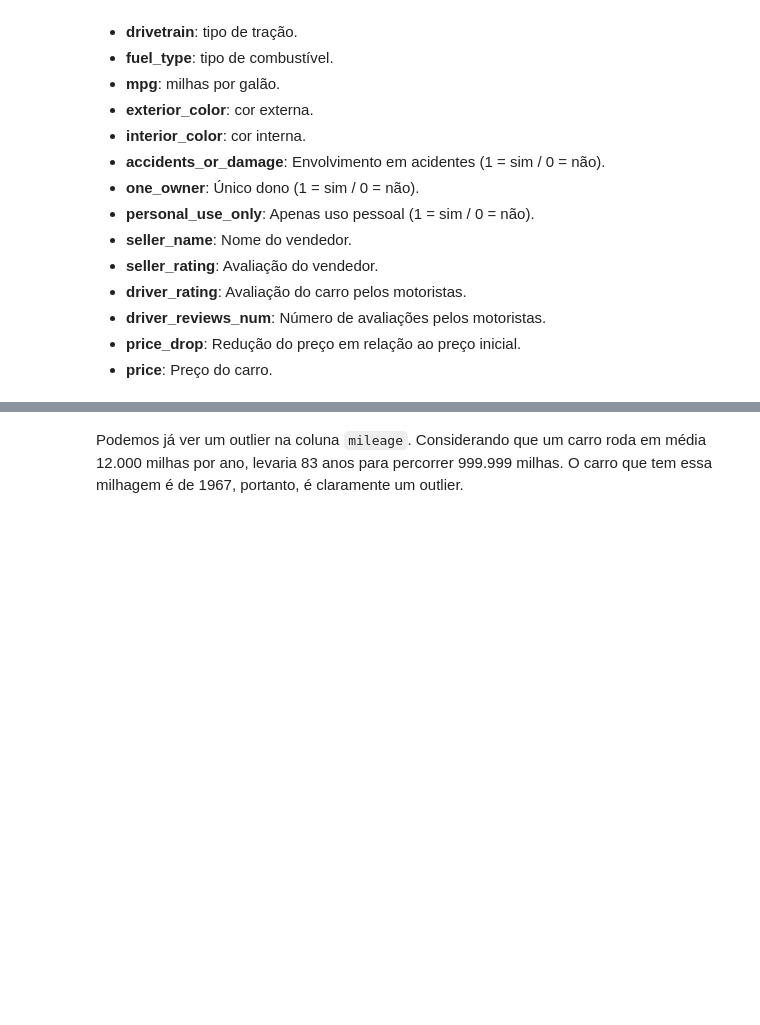
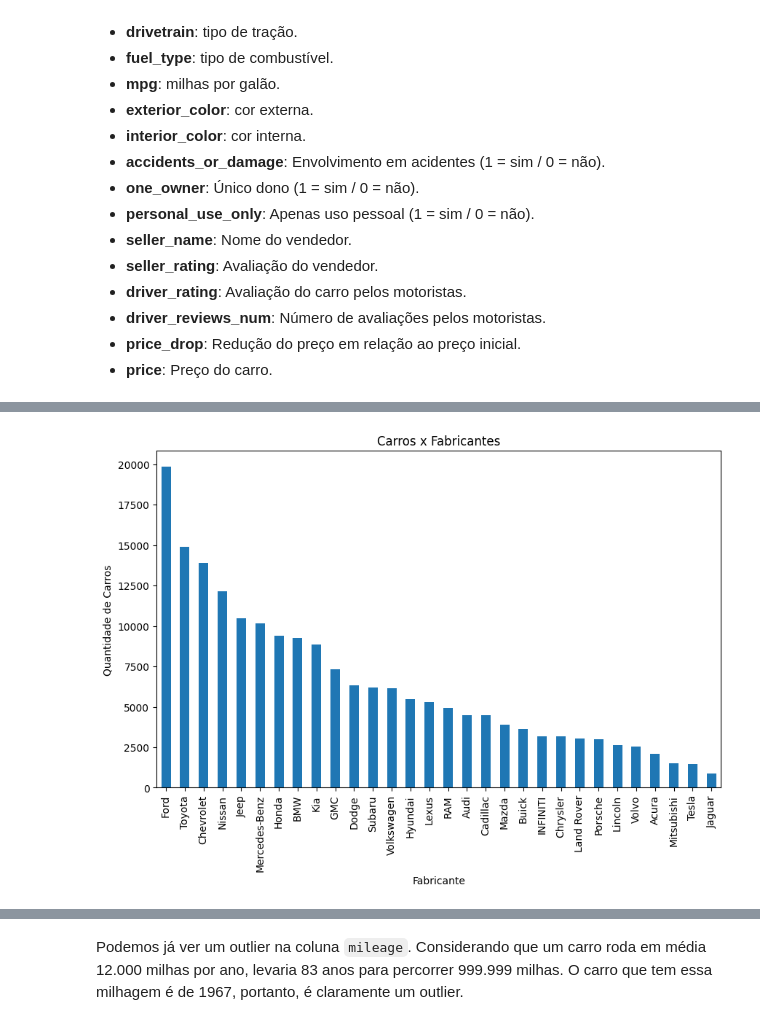
Before and after one commit to BaRobles/Compass_Data_Science, a Jupyter notebook: Sprint-2/Sprint 2.ipynb, the cells around one changed output, grey strips where cells are left out. Cells and saved outputs as stored; diff of their text form; code cells hidden in the pictures; blank space fills up the shorter version.

Commit message:
performed EDA in manufacturer column

```diff
--- a/Sprint-2/Sprint 2.ipynb
+++ b/Sprint-2/Sprint 2.ipynb
@@ -66,3 +66,6 @@ cars_df.describe()
 | 50% | 2019.00 | 45468.00 | 0.00 | 1.00 | 1.00 | 4.50 | 4.70 | ... |
 | 75% | 2021.00 | 78427.50 | 0.00 | 1.00 | 1.00 | 4.70 | 4.80 | ... |
 | max | 2023.00 | 999999.00 | 1.00 | 1.00 | 1.00 | 5.00 | 5.00 | ... |
+# %%
+counts = cars_df['manufacturer'].value_counts()
+counts
@@ -68,0 +90,9 @@ cars_df.describe()
+# %%
+# Criando um gráfico de barras
+counts.plot(kind='bar', figsize=(10, 6))
+plt.title('Carros x Fabricantes')
+plt.xlabel('Fabricante')
+plt.ylabel('Quantidade de Carros')
+plt.show()
+# %% [output]
+[figure, added]
```
Also changed, not shown: parts of 3 cells of this notebook.
